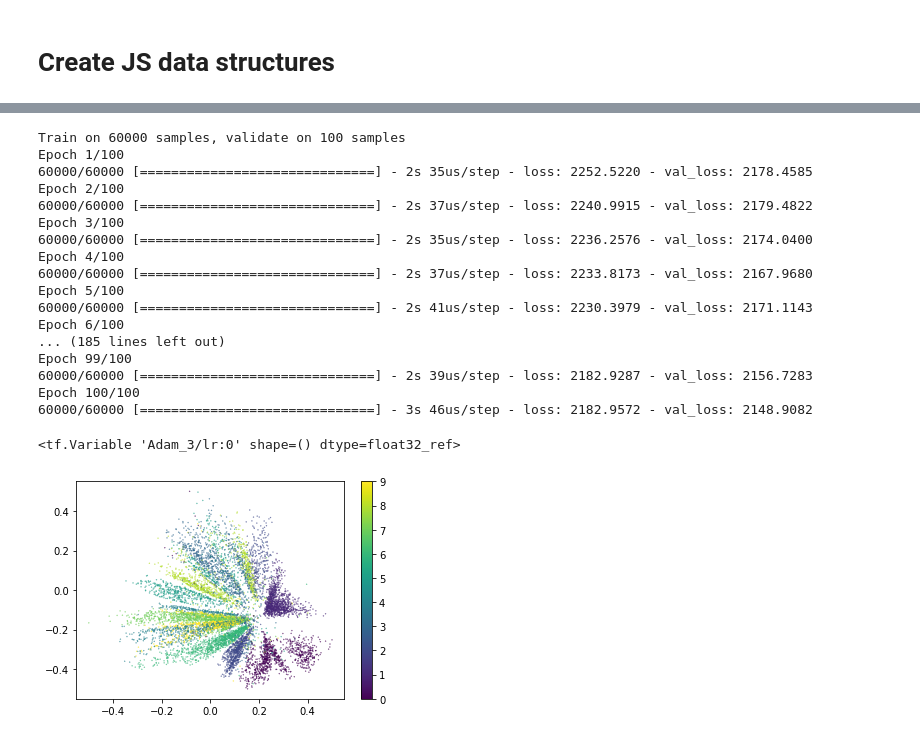
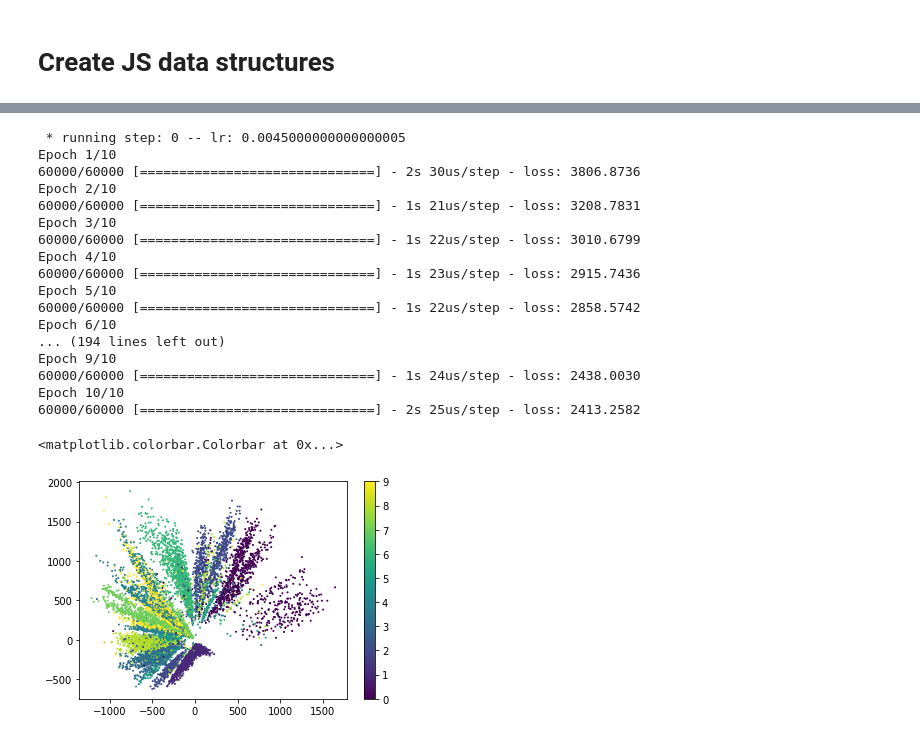
Before and after one commit to duhaime/douglasduhaime.com, a Jupyter notebook: assets/posts/latent-spaces/vanilla-autoencoder.ipynb, the cells around one changed output, grey strips where cells are left out. Saved outputs shown, nothing was run; the diff lists cells and outputs as text; code cells hidden in the pictures.

```diff
--- a/assets/posts/latent-spaces/vanilla-autoencoder.ipynb
+++ b/assets/posts/latent-spaces/vanilla-autoencoder.ipynb
@@ -157,48 +179,60 @@ with open('data/mnist-positions/auto_positions.json', 'w') as out:
 # %%
 import keras.backend as K
 import numpy as np
+import os, json
 
-# create autoencoder layout
-#model = Autoencoder(latent_dim=2)
-K.set_value(model.auto.optimizer.lr, 0.0001)
-model.auto.fit(trainX, trainX, validation_data=(testX[:100], testX[:100]), batch_size=100, epochs=100)
+# create autoencoder outputs
+model = Autoencoder(latent_dim=2)
+lr = 0.005
+for i in range(10):
+  lr *= 0.9
+  print(' * running step:', i, '-- lr:', lr)
+  K.set_value(model.auto.optimizer.lr, lr)
+  model.auto.fit(trainX, trainX, batch_size=250, epochs=10)
+
+# save the auto latent positions to disk
 auto_positions = model.encoder.predict(sampleX)
-
 with open('data/mnist-positions/auto_positions.json', 'w') as out:
   json.dump(curate(auto_positions), out)
+
+# save the decoder to disk
+model.decoder.save('data/model/decoder.h5')
+os.system('tensorflowjs_converter --input_format keras \
+                       data/model/decoder.h5 \
+                       data/model/decoder')
+
+# save the decoder domain to disk
+domains = [[ float(np.min(z[:,i])), float(np.max(z[:,i])) ] for i in range(z.shape[1])]
+with open('data/model/decoder-domains.json', 'w') as out:
+  json.dump(domains, out)
 # %% [output]
-Train on 60000 samples, validate on 100 samples
-Epoch 1/100
-60000/60000 [==============================] - 2s 35us/step - loss: 2252.5220 - val_loss: 2178.4585
-Epoch 2/100
-60000/60000 [==============================] - 2s 37us/step - loss: 2240.9915 - val_loss: 2179.4822
-Epoch 3/100
-60000/60000 [==============================] - 2s 35us/step - loss: 2236.2576 - val_loss: 2174.0400
-Epoch 4/100
-60000/60000 [==============================] - 2s 37us/step - loss: 2233.8173 - val_loss: 2167.9680
-Epoch 5/100
-60000/60000 [==============================] - 2s 41us/step - loss: 2230.3979 - val_loss: 2171.1143
-Epoch 6/100
-... (185 lines left out)
-Epoch 99/100
-60000/60000 [==============================] - 2s 39us/step - loss: 2182.9287 - val_loss: 2156.7283
-Epoch 100/100
-60000/60000 [==============================] - 3s 46us/step - loss: 2182.9572 - val_loss: 2148.9082
+ * running step: 0 -- lr: 0.0045000000000000005
+Epoch 1/10
+60000/60000 [==============================] - 2s 30us/step - loss: 3806.8736
+Epoch 2/10
+60000/60000 [==============================] - 1s 21us/step - loss: 3208.7831
+Epoch 3/10
+60000/60000 [==============================] - 1s 22us/step - loss: 3010.6799
+Epoch 4/10
+60000/60000 [==============================] - 1s 23us/step - loss: 2915.7436
+Epoch 5/10
+60000/60000 [==============================] - 1s 22us/step - loss: 2858.5742
+Epoch 6/10
+... (194 lines left out)
+Epoch 9/10
+60000/60000 [==============================] - 1s 24us/step - loss: 2438.0030
+Epoch 10/10
+60000/60000 [==============================] - 2s 25us/step - loss: 2413.2582
-# %%
-model.auto.optimizer.lr
-# %% [output]
-<tf.Variable 'Adam_3/lr:0' shape=() dtype=float32_ref>
 # %%
 %matplotlib inline
+
 import matplotlib.pyplot as plt
-from copy import deepcopy
 
-d = center(auto_positions[:,:2])
-
-colors = [trainY[idx] for idx, _ in enumerate(d)]
-
-plt.scatter(d[:,0], d[:,1], s=0.1, c=colors)
+# plot the latent space
+z = model.encoder.predict(trainX[:n]) # project inputs into latent space
+colors = trainY[:n].tolist() # color points with labels
+plt.scatter(z[:,0], z[:,1], marker='o', s=1, c=colors)
 plt.colorbar()
-plt.show()
 # %% [output]
+<matplotlib.colorbar.Colorbar at 0x...>
-[figure, old version]
+[figure, new version]
```
Also changed, not shown: parts of 8 cells of this notebook.
